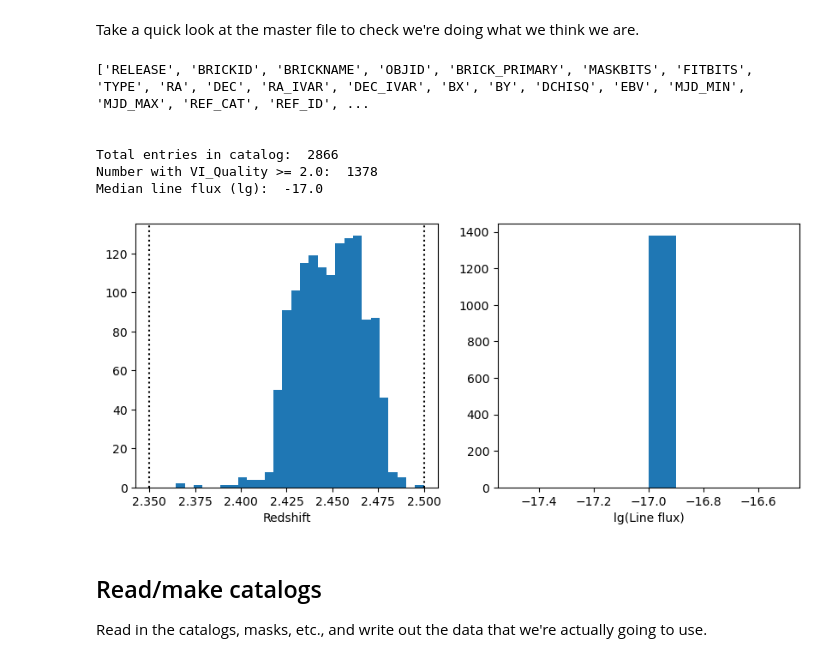
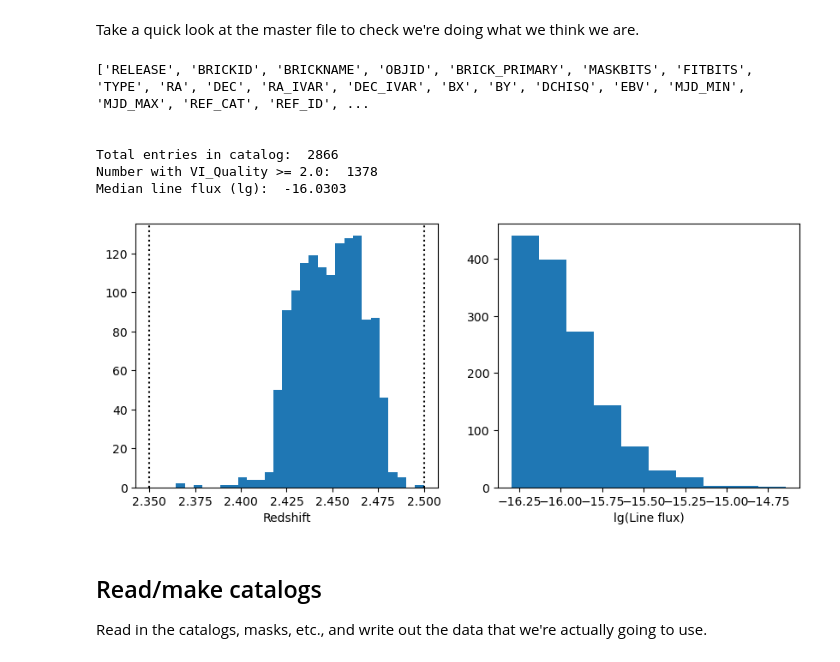
Before and after one commit to martinjameswhite/AnalyzeLAE, a Jupyter notebook: odin/CheckData_N419.ipynb, the cells around one changed output. Saved outputs shown, nothing was run; the diff lists cells and outputs as text; code cells hidden in the pictures.

```diff
--- a/odin/CheckData_N419.ipynb
+++ b/odin/CheckData_N419.ipynb
@@ -46,37 +46,34 @@ zrange      = [2.35,2.5]
 Take a quick look at the master file to check we're doing what we think we are.
 # %%
 db  = "/global/cfs/cdirs/desi/users/raichoor/laelbg/odin/phot/"
-db  = "/global/cfs/cdirs/desi/users/raichoor/tmpdir/"
-#dat = Table.read(db+'odin-'+filter_name+'-'+fieldn+'-for-angclust.fits')
-dat = Table.read(db+'odin-'+filter_name+'-'+fieldn+'-for-angclust-v0.fits')
+dat = Table.read(db+'odin-'+filter_name+'-'+fieldn+'-for-angclust.fits')
 print(dat.keys())
 print("\n")
 print("Total entries in catalog: ",len(dat))
 #
 dat = dat[ dat['VI_QUALITY']>=2.0 ]
 print("Number with VI_Quality >= 2.0: ",len(dat))
 #
 fig,ax = plt.subplots(1,2,figsize=(10,4))
 # Histogram the redshifts.
 bins = np.linspace(zrange[0],zrange[1],32)
 ax[0].hist(dat['VI_Z'],bins=bins)
 for zvalue in zrange:
     ax[0].axvline(zvalue,ls=':',color='k')
 ax[0].set_xlabel(r'Redshift')
 # Historgram the line fluxes.
-dat['LINEFLUX'] = 0*dat['VI_Z'] + 1e-17    ############ <------
 ax[1].hist(np.log10(dat['LINEFLUX']))
 ax[1].set_xlabel(r'lg(Line flux)')
 #
 print("Median line flux (lg): ",np.log10(np.median(dat['LINEFLUX'])))
 # %% [output]
 ['RELEASE', 'BRICKID', 'BRICKNAME', 'OBJID', 'BRICK_PRIMARY', 'MASKBITS', 'FITBITS', 'TYPE', 'RA', 'DEC', 'RA_IVAR', 'DEC_IVAR', 'BX', 'BY', 'DCHISQ', 'EBV', 'MJD_MIN', 'MJD_MAX', 'REF_CAT', 'REF_ID', ...
 
 
 Total entries in catalog:  2866
 Number with VI_Quality >= 2.0:  1378
-Median line flux (lg):  -17.0
+Median line flux (lg):  -16.0303
-[figure, old version]
+[figure, new version]
 # %% [markdown]
 ## Read/make catalogs
 
```
Also changed, not shown: parts of 5 cells of this notebook.
